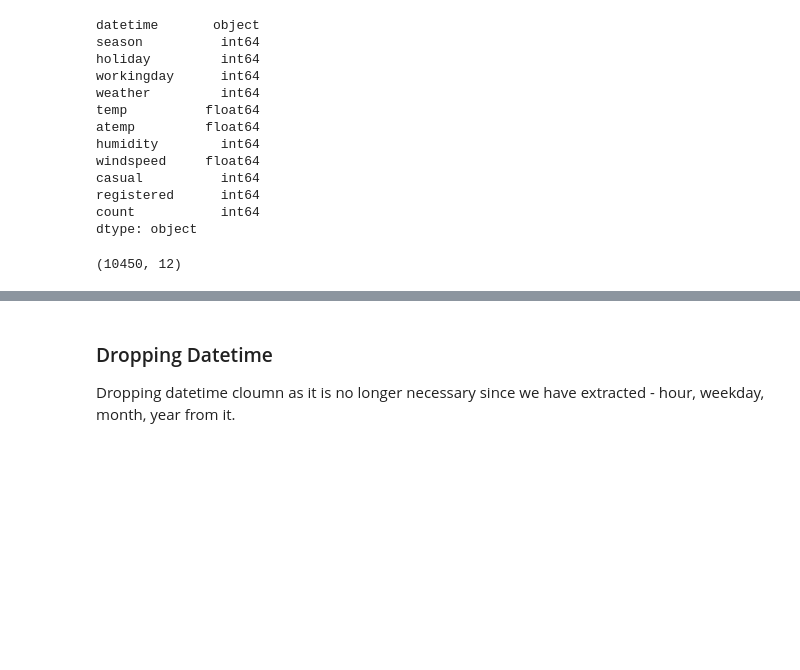
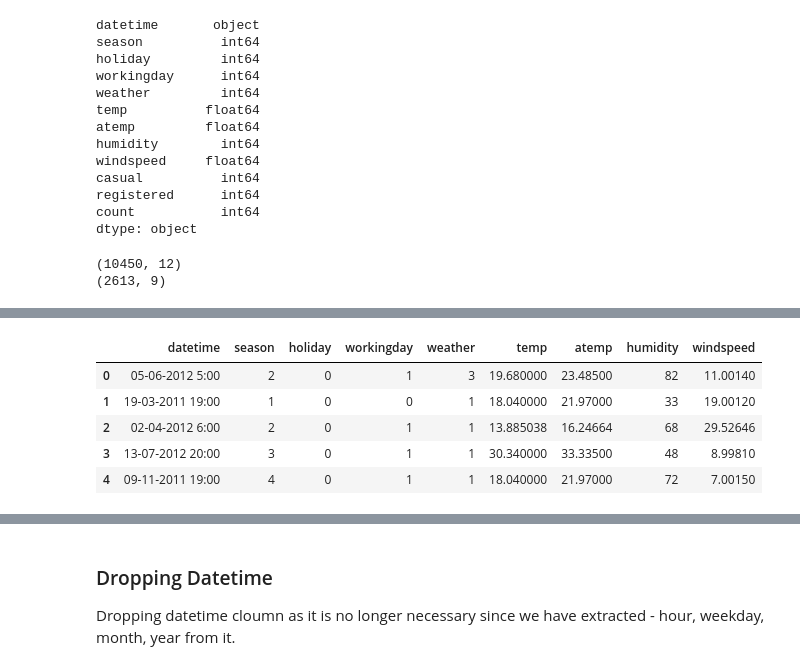
Before and after one commit to PanchangulaKrishnacharan/Masters, a Jupyter notebook: ML_Assignment_updated.ipynb, the cells around one changed output, grey strips where cells are left out. Cells and saved outputs as stored; diff of their text form; code cells hidden in the pictures; blank space fills up the shorter version.

```diff
--- a/ML_Assignment_updated.ipynb
+++ b/ML_Assignment_updated.ipynb
@@ -19,10 +30,12 @@ registered      int64
 count           int64
 dtype: object
 # %%
-#train data shape
-train.shape
+#train,test data shape
+print(train.shape)
+print(test.shape)
 # %% [output]
 (10450, 12)
+(2613, 9)
 # %%
 train.head()
 # %% [output]
@@ -32,3 +45,12 @@ train.head()
 | 2 | 2011-02-06 6:00:00 | 1 | 0 | 0 | 1 | 10.66000 | 12.880000 | 60 | 15.001300 | 0 | ... |
 | 3 | 2012-05-06 17:00:02 | 2 | 0 | 0 | 2 | 26.42506 | 30.566166 | 61 | 9.512288 | 198 | ... |
 | 4 | 2012-01-09 2:00:00 | 1 | 0 | 1 | 1 | 9.84000 | 12.120000 | 56 | 8.998100 | 2 | ... |
+# %%
+test.head()
+# %% [output]
+|  | datetime | season | holiday | workingday | weather | temp | atemp | humidity | windspeed |
+| 0 | 05-06-2012 5:00 | 2 | 0 | 1 | 3 | 19.680000 | 23.48500 | 82 | 11.00140 |
+| 1 | 19-03-2011 19:00 | 1 | 0 | 0 | 1 | 18.040000 | 21.97000 | 33 | 19.00120 |
+| 2 | 02-04-2012 6:00 | 2 | 0 | 1 | 1 | 13.885038 | 16.24664 | 68 | 29.52646 |
+| 3 | 13-07-2012 20:00 | 3 | 0 | 1 | 1 | 30.340000 | 33.33500 | 48 | 8.99810 |
+| 4 | 09-11-2011 19:00 | 4 | 0 | 1 | 1 | 18.040000 | 21.97000 | 72 | 7.00150 |
```
Also changed, not shown: parts of 11 cells of this notebook.
